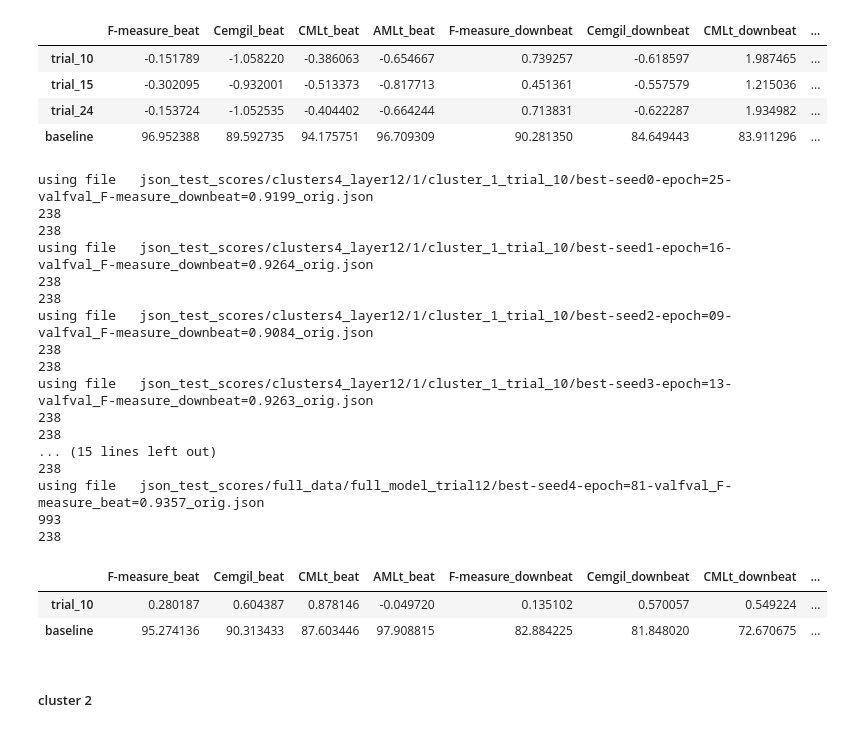
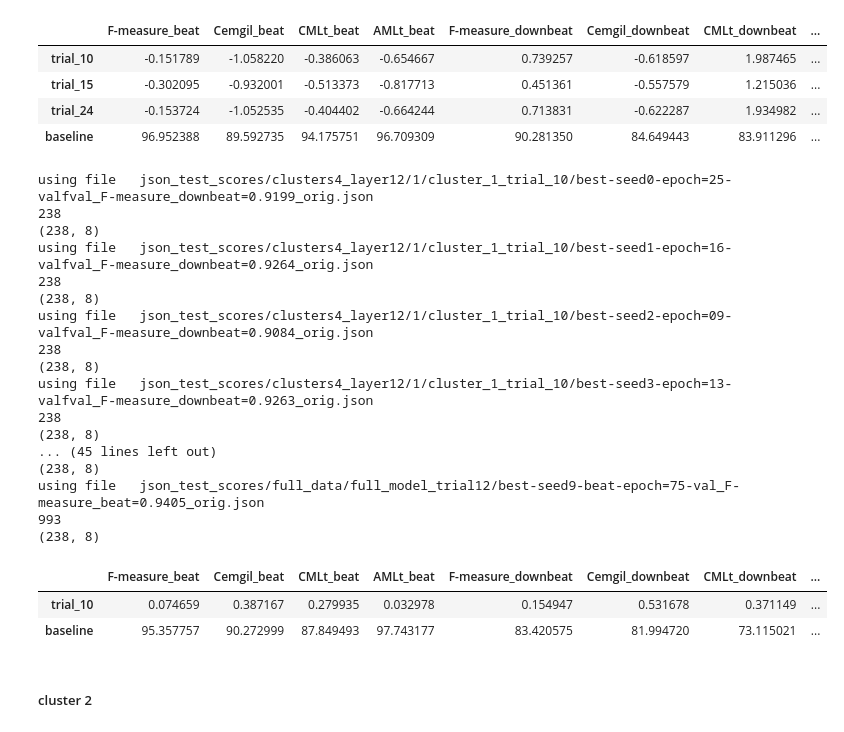
Before and after one commit to PulyaPolya/beat_this, a Jupyter notebook: results_evaluation.ipynb, the cells around one changed output. Saved outputs shown, nothing was run; the diff lists cells and outputs as text; code cells hidden in the pictures.

```diff
--- a/results_evaluation.ipynb
+++ b/results_evaluation.ipynb
@@ -90,10 +108,13 @@ def construct_df_clsuter_data(json_path, seed, cluster_config, cluster_number,re
     else:
         name = ""
     folder = os.path.join(json_path, cluster_config, f"{cluster_number}", name)
-    #print(folder)
+    # if seed == 0:
+    #     print(folder)
     file_scores = [file for file in os.listdir(folder) if  file.startswith(f"best-seed{seed}")][0]   # f"best_checkpoint-seed{seed}" in file best_checkpoint-seed
 
     json_file = open(os.path.join(folder, file_scores))
+    if seed == 0:
+        print(file_scores)
     json1_str = json_file.read()
     json1_data = json.loads(json1_str)
     clsuter_keys = set(json1_data.keys())
@@ -2290,32 +2311,32 @@ using file   json_val_scores/full_data/full_model_trial12/best-seed0-epoch=85-va
 | trial_24 | -0.153724 | -1.052535 | -0.404402 | -0.664244 | 0.713831 | -0.622287 | 1.934982 | ... |
 | baseline | 96.952388 | 89.592735 | 94.175751 | 96.709309 | 90.281350 | 84.649443 | 83.911296 | ... |
 # %%
-df_total = get_per_cluster_results(trials = [10], seeds = [0,1,2,3,4],json_path = "json_test_scores", name_full = "full_model_trial12", cluster = 1,
+df_total = get_per_cluster_results(trials = [10], seeds = [0,1,2,3,4,5,6,7,8,9],json_path = "json_test_scores", name_full = "full_model_trial12", cluster = 1,
                                     cluster_config="clusters4_layer12", df_path="data_cluster_assignments/df_cmeans_12_4clusters_new.csv")
 diff_vs_baseline = get_baseliine_diff (df_total, num_trials=1)
 diff_vs_baseline
 diff_vs_baseline
 # %% [output]
 using file   json_test_scores/clusters4_layer12/1/cluster_1_trial_10/best-seed0-epoch=25-valfval_F-measure_downbeat=0.9199_orig.json
 238
-238
+(238, 8)
 using file   json_test_scores/clusters4_layer12/1/cluster_1_trial_10/best-seed1-epoch=16-valfval_F-measure_downbeat=0.9264_orig.json
 238
-238
+(238, 8)
 using file   json_test_scores/clusters4_layer12/1/cluster_1_trial_10/best-seed2-epoch=09-valfval_F-measure_downbeat=0.9084_orig.json
 238
-238
+(238, 8)
 using file   json_test_scores/clusters4_layer12/1/cluster_1_trial_10/best-seed3-epoch=13-valfval_F-measure_downbeat=0.9263_orig.json
 238
-238
-... (15 lines left out)
-238
-using file   json_test_scores/full_data/full_model_trial12/best-seed4-epoch=81-valfval_F-measure_beat=0.9357_orig.json
+(238, 8)
+... (45 lines left out)
+(238, 8)
+using file   json_test_scores/full_data/full_model_trial12/best-seed9-beat-epoch=75-val_F-measure_beat=0.9405_orig.json
 993
-238
+(238, 8)
 |  | F-measure_beat | Cemgil_beat | CMLt_beat | AMLt_beat | F-measure_downbeat | Cemgil_downbeat | CMLt_downbeat | ... |
-| trial_10 | 0.280187 | 0.604387 | 0.878146 | -0.049720 | 0.135102 | 0.570057 | 0.549224 | ... |
-| baseline | 95.274136 | 90.313433 | 87.603446 | 97.908815 | 82.884225 | 81.848020 | 72.670675 | ... |
+| trial_10 | 0.074659 | 0.387167 | 0.279935 | 0.032978 | 0.154947 | 0.531678 | 0.371149 | ... |
+| baseline | 95.357757 | 90.272999 | 87.849493 | 97.743177 | 83.420575 | 81.994720 | 73.115021 | ... |
 # %% [markdown]
 ##### cluster 2
 # %%
```
Also changed, not shown: parts of 10 cells of this notebook.
